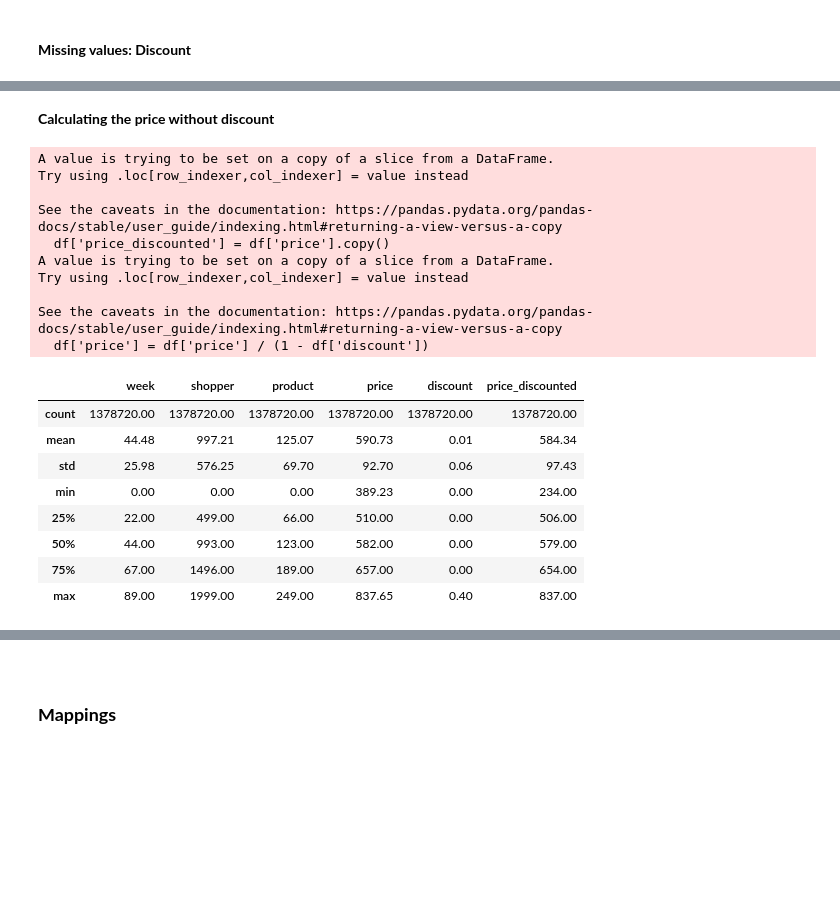
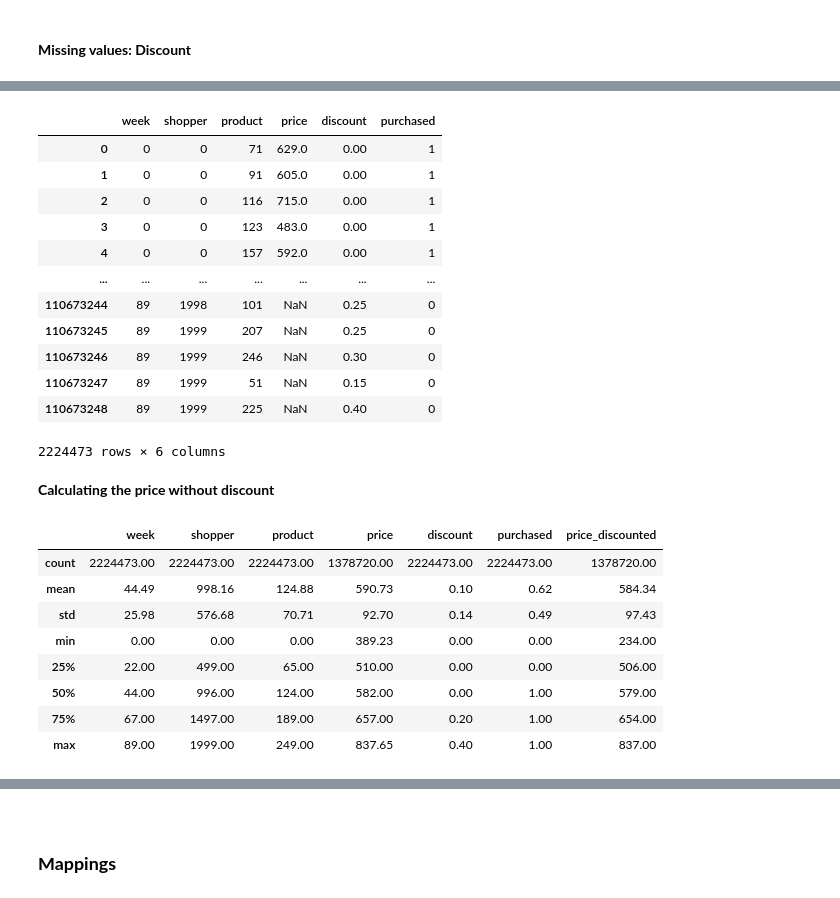
Before and after one commit to leonhagel/mlim-g2, a Jupyter notebook: code/20210214_purchase-probabilities_lha.ipynb, the cells around one changed output, grey strips where cells are left out. Saved outputs shown, nothing was run; the diff lists cells and outputs as text; code cells hidden in the pictures; blank space fills up the shorter version.

```diff
--- a/code/20210214_purchase-probabilities_lha.ipynb
+++ b/code/20210214_purchase-probabilities_lha.ipynb
@@ -275,12 +311,14 @@ files = {
         DATA_PATH + 'baskets.parquet',
         DATA_PATH + 'coupon_index.parquet',
         DATA_PATH + 'coupons.parquet',
-        DATA_PATH + 'merged.parquet'
-    ],
-    'mappings': [
-        EXPORT_PATH + 'product_histories.parquet',
-        EXPORT_PATH + 'prices.parquet',
-    ]
+        DATA_PATH + 'merged.parquet',
+        #DATA_PATH + 'clean.parquet',
+        #DATA_PATH + 'purchase.parquet'
+    ]#,
+    #'mappings': [
+    #    EXPORT_PATH + 'product_histories.parquet',
+    #    EXPORT_PATH + 'prices.parquet',
+    #]
 }
 # %%
 purchase = Purchase_Probabilities()
@@ -289,6 +327,3 @@ purchase.load(files)
 # reduce file sizes
 for name, df in purchase.data.items():
     purchase.data[name] = purchase.reduce_data_size(purchase.data[name])
-
-# clean the data
-purchase.data['clean'] = purchase.clean()
@@ -483,30 +517,39 @@ Categories (8, float64): [0.000000, 0.000035, 0.000010, 0.000025, 0.000030, 0.00
+# %%
+df['purchased'] = df['price'].notna().astype('int8')
+clear_output()
+df
+# %% [output]
+|  | week | shopper | product | price | discount | purchased |
+| 0 | 0 | 0 | 71 | 629.0 | 0.00 | 1 |
+| 1 | 0 | 0 | 91 | 605.0 | 0.00 | 1 |
+| 2 | 0 | 0 | 116 | 715.0 | 0.00 | 1 |
+| 3 | 0 | 0 | 123 | 483.0 | 0.00 | 1 |
+| 4 | 0 | 0 | 157 | 592.0 | 0.00 | 1 |
+| ... | ... | ... | ... | ... | ... | ... |
+| 110673244 | 89 | 1998 | 101 | NaN | 0.25 | 0 |
+| 110673245 | 89 | 1999 | 207 | NaN | 0.25 | 0 |
+| 110673246 | 89 | 1999 | 246 | NaN | 0.30 | 0 |
+| 110673247 | 89 | 1999 | 51 | NaN | 0.15 | 0 |
+| 110673248 | 89 | 1999 | 225 | NaN | 0.40 | 0 |
+2224473 rows × 6 columns
 # %% [markdown]
 **Calculating the price without discount**
 # %%
 df['price_discounted'] = df['price'].copy()
 df['price'] = df['price'] / (1 - df['discount'])
+clear_output()
 assert any(df['price'] != df['price_discounted'])
 df.describe().round(2)
 # %% [output]
-A value is trying to be set on a copy of a slice from a DataFrame.
-Try using .loc[row_indexer,col_indexer] = value instead
-
-See the caveats in the documentation: https://pandas.pydata.org/pandas-docs/stable/user_guide/indexing.html#returning-a-view-versus-a-copy
-  df['price_discounted'] = df['price'].copy()
-A value is trying to be set on a copy of a slice from a DataFrame.
-Try using .loc[row_indexer,col_indexer] = value instead
-
-See the caveats in the documentation: https://pandas.pydata.org/pandas-docs/stable/user_guide/indexing.html#returning-a-view-versus-a-copy
-  df['price'] = df['price'] / (1 - df['discount'])
-|  | week | shopper | product | price | discount | price_discounted |
-| count | 1378720.00 | 1378720.00 | 1378720.00 | 1378720.00 | 1378720.00 | 1378720.00 |
-| mean | 44.48 | 997.21 | 125.07 | 590.73 | 0.01 | 584.34 |
-| std | 25.98 | 576.25 | 69.70 | 92.70 | 0.06 | 97.43 |
-| min | 0.00 | 0.00 | 0.00 | 389.23 | 0.00 | 234.00 |
-| 25% | 22.00 | 499.00 | 66.00 | 510.00 | 0.00 | 506.00 |
-| 50% | 44.00 | 993.00 | 123.00 | 582.00 | 0.00 | 579.00 |
-| 75% | 67.00 | 1496.00 | 189.00 | 657.00 | 0.00 | 654.00 |
-| max | 89.00 | 1999.00 | 249.00 | 837.65 | 0.40 | 837.00 |
+|  | week | shopper | product | price | discount | purchased | price_discounted |
+| count | 2224473.00 | 2224473.00 | 2224473.00 | 1378720.00 | 2224473.00 | 2224473.00 | 1378720.00 |
+| mean | 44.49 | 998.16 | 124.88 | 590.73 | 0.10 | 0.62 | 584.34 |
+| std | 25.98 | 576.68 | 70.71 | 92.70 | 0.14 | 0.49 | 97.43 |
+| min | 0.00 | 0.00 | 0.00 | 389.23 | 0.00 | 0.00 | 234.00 |
+| 25% | 22.00 | 499.00 | 65.00 | 510.00 | 0.00 | 0.00 | 506.00 |
+| 50% | 44.00 | 996.00 | 124.00 | 582.00 | 0.00 | 1.00 | 579.00 |
+| 75% | 67.00 | 1497.00 | 189.00 | 657.00 | 0.20 | 1.00 | 654.00 |
+| max | 89.00 | 1999.00 | 249.00 | 837.65 | 0.40 | 1.00 | 837.00 |
 # %%
 purchase.data['clean'] = purchase.clean()
 purchase.data['clean'].describe().round(2)
```
Also changed, not shown: parts of 37 cells of this notebook, 10 other files.
